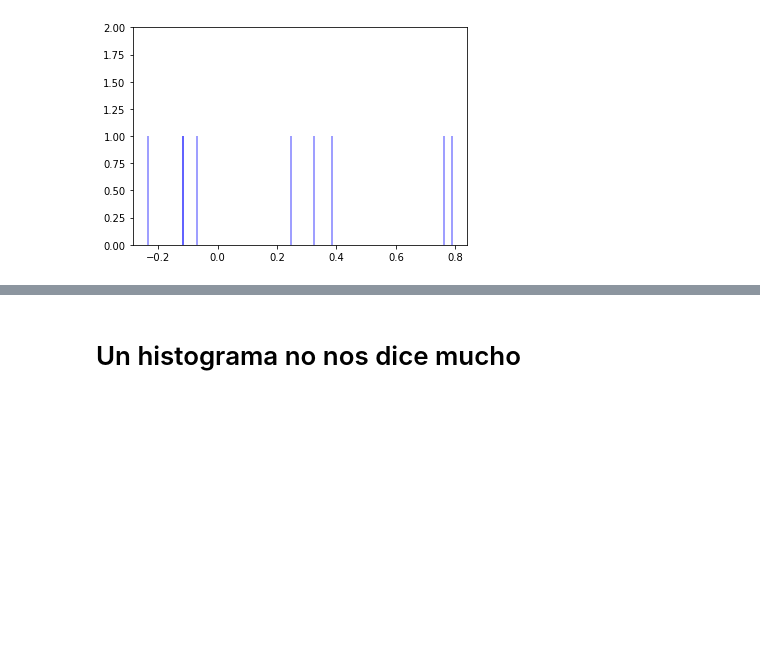
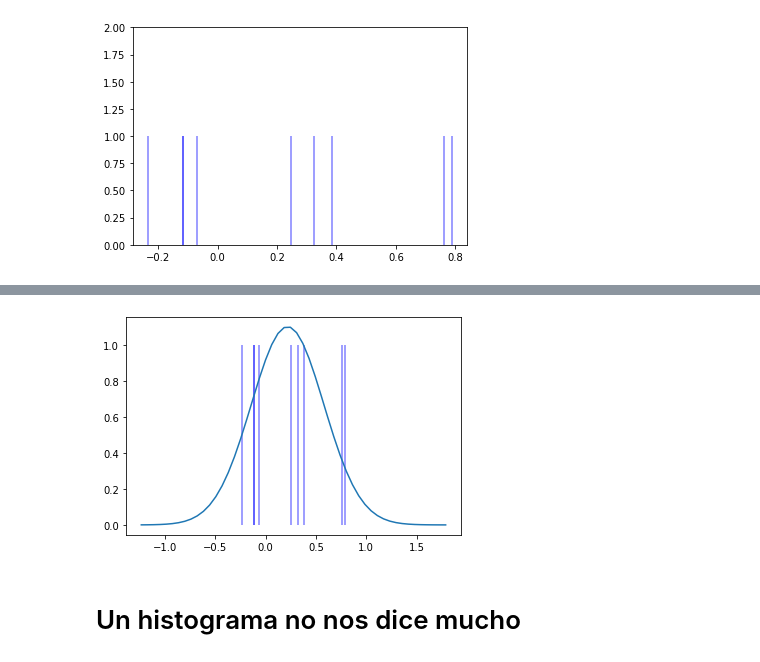
Before and after one commit to elsonidoq/ml-practico-2022, a Jupyter notebook: notebooks/Kernel_Density_Estimation.ipynb, the cells around one changed output, grey strips where cells are left out. Saved outputs shown, nothing was run; the diff lists cells and outputs as text; code cells hidden in the pictures; blank space fills up the shorter version.

```diff
--- a/notebooks/Kernel_Density_Estimation.ipynb
+++ b/notebooks/Kernel_Density_Estimation.ipynb
@@ -19,3 +24,13 @@ plt.ylim(0, 2);
+# %%
+mu = np.mean(data)
+sigma = np.std(data)
+x = np.linspace(data.min()-1, data.max()+1)
+distr = norm(mu, sigma)
+
+plt.vlines(data, ymin=0, ymax=1, color='b', alpha=0.5)
+plt.plot(x, distr.pdf(x));
+# %% [output]
+[figure, added]
 # %% [markdown]
 # Un histograma no nos dice mucho
 # %%
```
Also changed, not shown: parts of 1 cell of this notebook.
